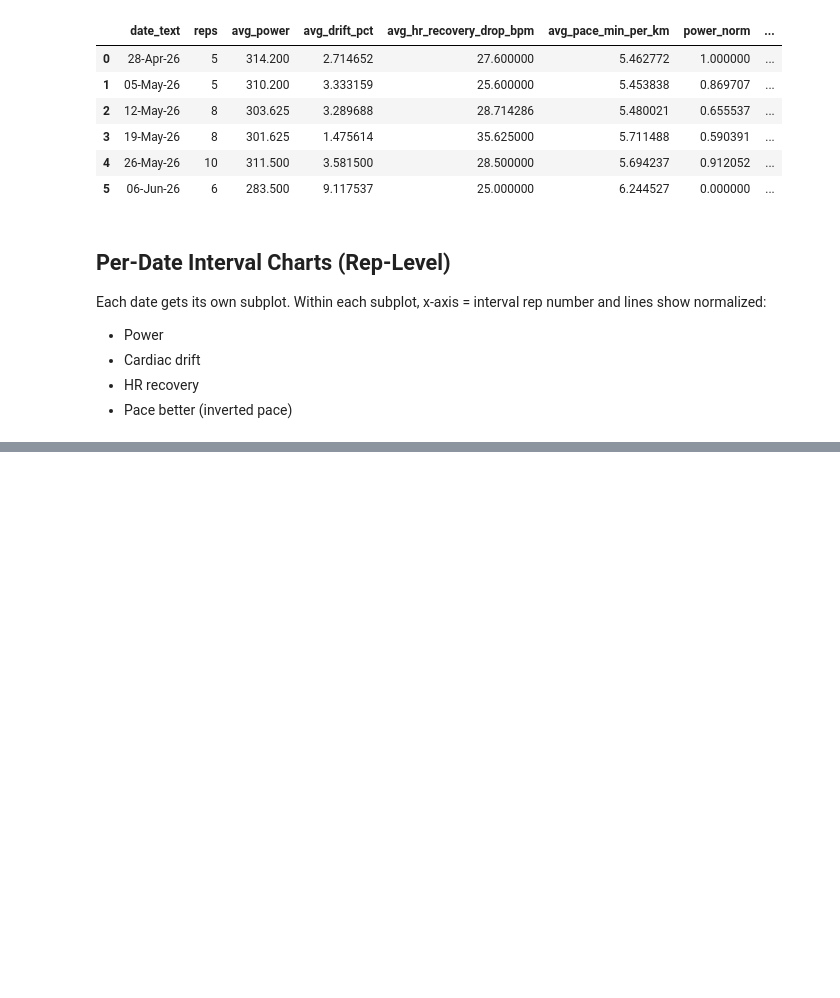
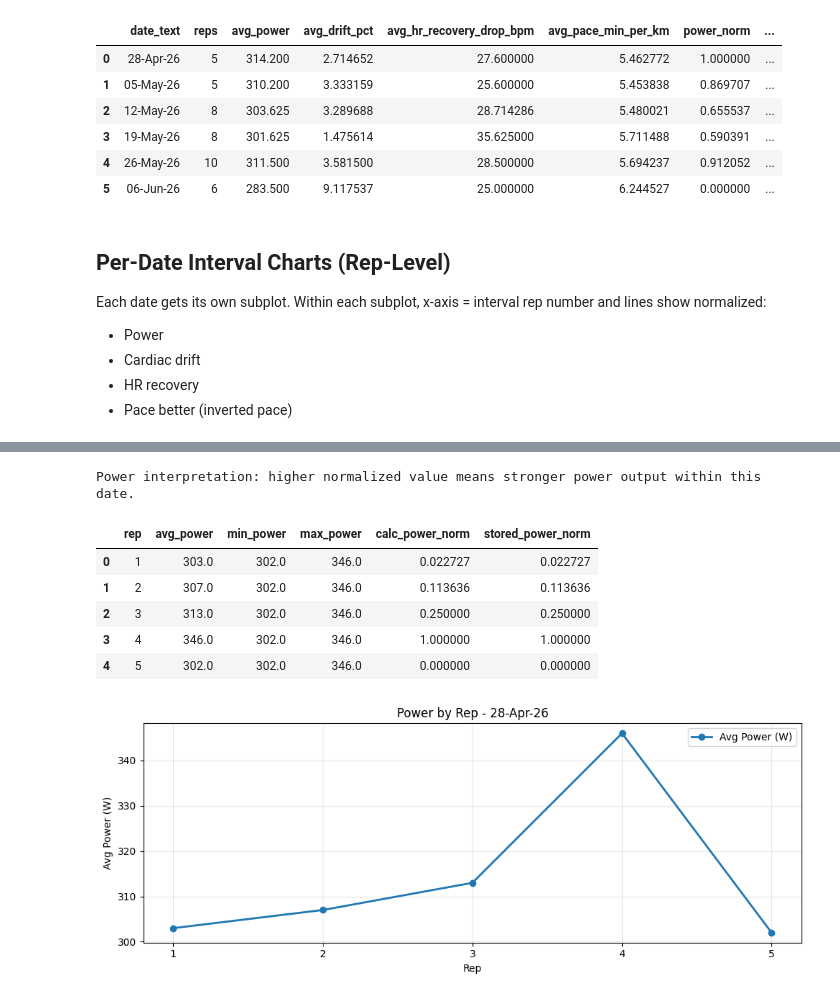
Before and after one commit to jvinodraj/theEagle, a Jupyter notebook: notebooks/interval_training_diagnostics.ipynb, the cells around one changed output, grey strips where cells are left out. Saved outputs shown, nothing was run; the diff lists cells and outputs as text; code cells hidden in the pictures; blank space fills up the shorter version.

```diff
--- a/notebooks/interval_training_diagnostics.ipynb
+++ b/notebooks/interval_training_diagnostics.ipynb
@@ -936,0 +1021,12 @@ for date_text in plot_dates:
+# %%
+TARGET_DEBUG_DATE = '28-Apr-26'
+
+if 'rep_detail' not in globals() or rep_detail.empty:
+    raise ValueError('Run Cell 11 first to build rep_detail.')
+
+debug_df = rep_detail[rep_detail['date_text'] == TARGET_DEBUG_DATE].copy().sort_values('rep')
+if debug_df.empty:
+    raise ValueError(f'No rows found for {TARGET_DEBUG_DATE}.')
+
+print(f'Using date: {TARGET_DEBUG_DATE} | reps: {len(debug_df)}')
+display(debug_df[['rep', 'avg_power', 'avg_hr', 'max_hr', 'recovery_avg_hr', 'pace_min_per_km']])
@@ -936,0 +1052,32 @@ for date_text in plot_dates:
+# %%
+p_min = pd.to_numeric(debug_df['avg_power'], errors='coerce').min()
+p_max = pd.to_numeric(debug_df['avg_power'], errors='coerce').max()
+
+power_table = debug_df[['rep', 'avg_power']].copy()
+power_table['min_power'] = p_min
+power_table['max_power'] = p_max
+power_table['calc_power_norm'] = (power_table['avg_power'] - p_min) / (p_max - p_min) if p_max != p_min else 0.0
+power_table['stored_power_norm'] = debug_df['power_norm'].values
+
+print('Power interpretation: higher normalized value means stronger power output within this date.')
+display(power_table)
+
+plt.figure(figsize=(10, 4))
+plt.plot(power_table['rep'], power_table['avg_power'], marker='o', linewidth=2, label='Avg Power (W)')
+plt.title('Power by Rep - 28-Apr-26')
+plt.xlabel('Rep')
+plt.ylabel('Avg Power (W)')
+plt.xticks(power_table['rep'])
+plt.grid(alpha=0.3)
+plt.legend(loc='best')
+plt.tight_layout()
+plt.show()
+# %% [output]
+Power interpretation: higher normalized value means stronger power output within this date.
+|  | rep | avg_power | min_power | max_power | calc_power_norm | stored_power_norm |
+| 0 | 1 | 303.0 | 302.0 | 346.0 | 0.022727 | 0.022727 |
+| 1 | 2 | 307.0 | 302.0 | 346.0 | 0.113636 | 0.113636 |
+| 2 | 3 | 313.0 | 302.0 | 346.0 | 0.250000 | 0.250000 |
+| 3 | 4 | 346.0 | 302.0 | 346.0 | 1.000000 | 1.000000 |
+| 4 | 5 | 302.0 | 302.0 | 346.0 | 0.000000 | 0.000000 |
+[figure, added]
```
Also changed, not shown: parts of 12 cells of this notebook, 1 other file.
